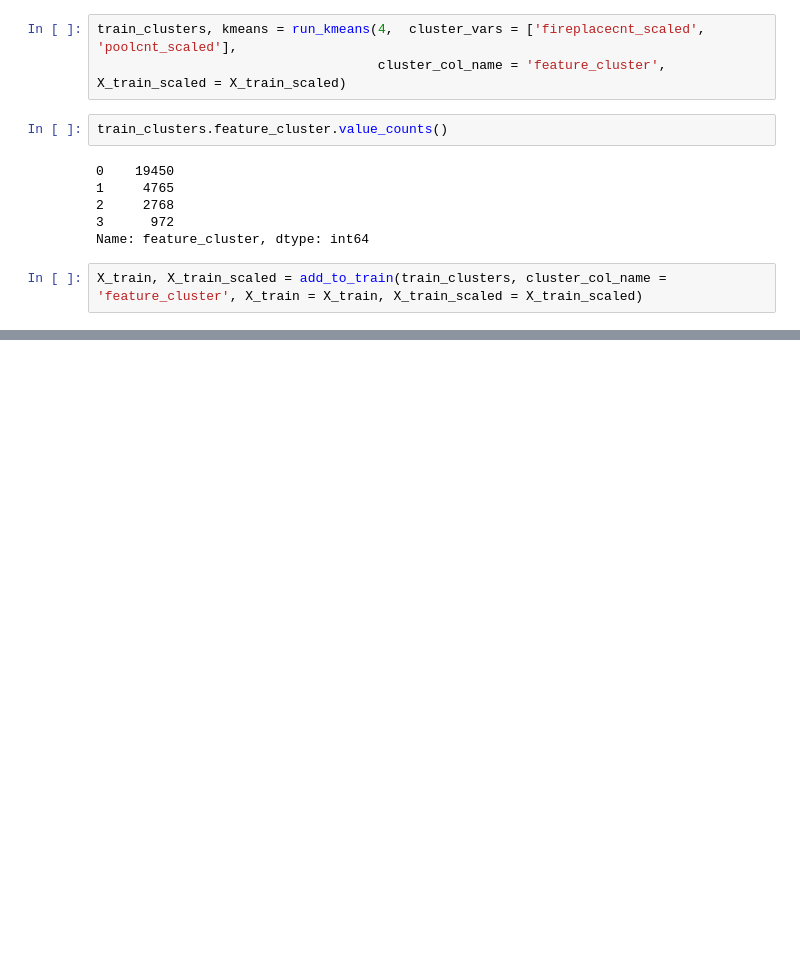
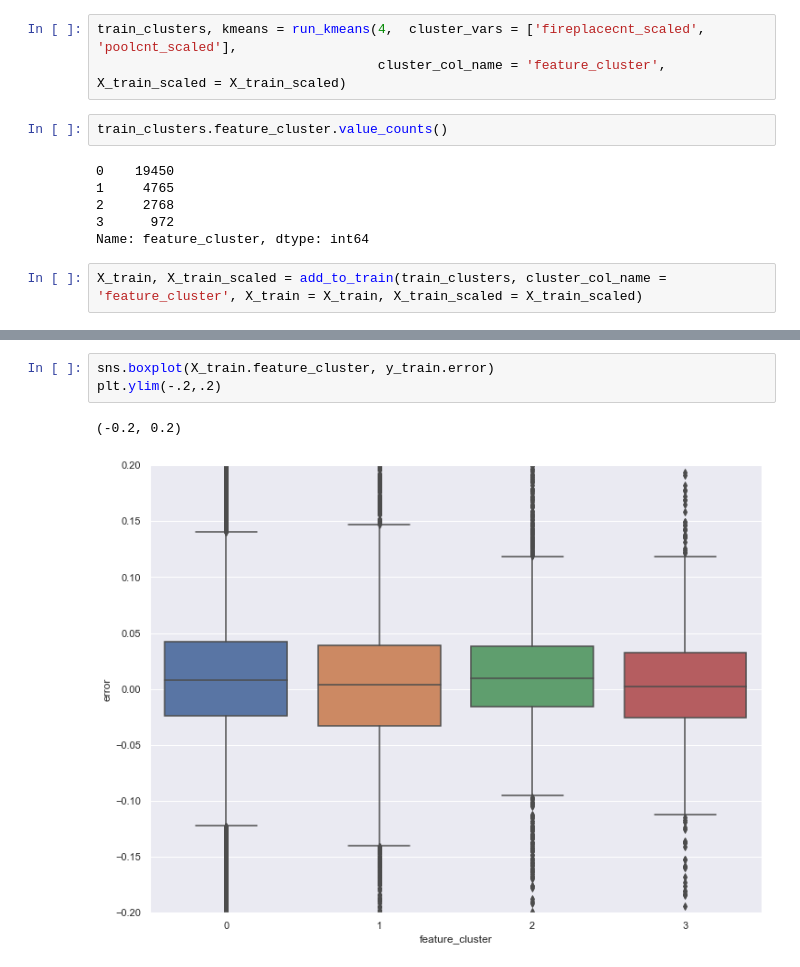
Before and after one commit to dlmitc3/Zillow_Clustering_Project-, a Jupyter notebook: zillow_explore.ipynb, the cells around one changed output, grey strips where cells are left out. Saved outputs shown, nothing was run; the diff lists cells and outputs as text; blank space fills up the shorter version.

```diff
--- a/zillow_explore.ipynb
+++ b/zillow_explore.ipynb
@@ -475,0 +474,6 @@ plt.show()
+# %%
+sns.boxplot(X_train.feature_cluster, y_train.error)
+plt.ylim(-.2,.2)
+# %% [output]
+(-0.2, 0.2)
+[figure, added]
```
Also changed, not shown: parts of 23 cells of this notebook.
